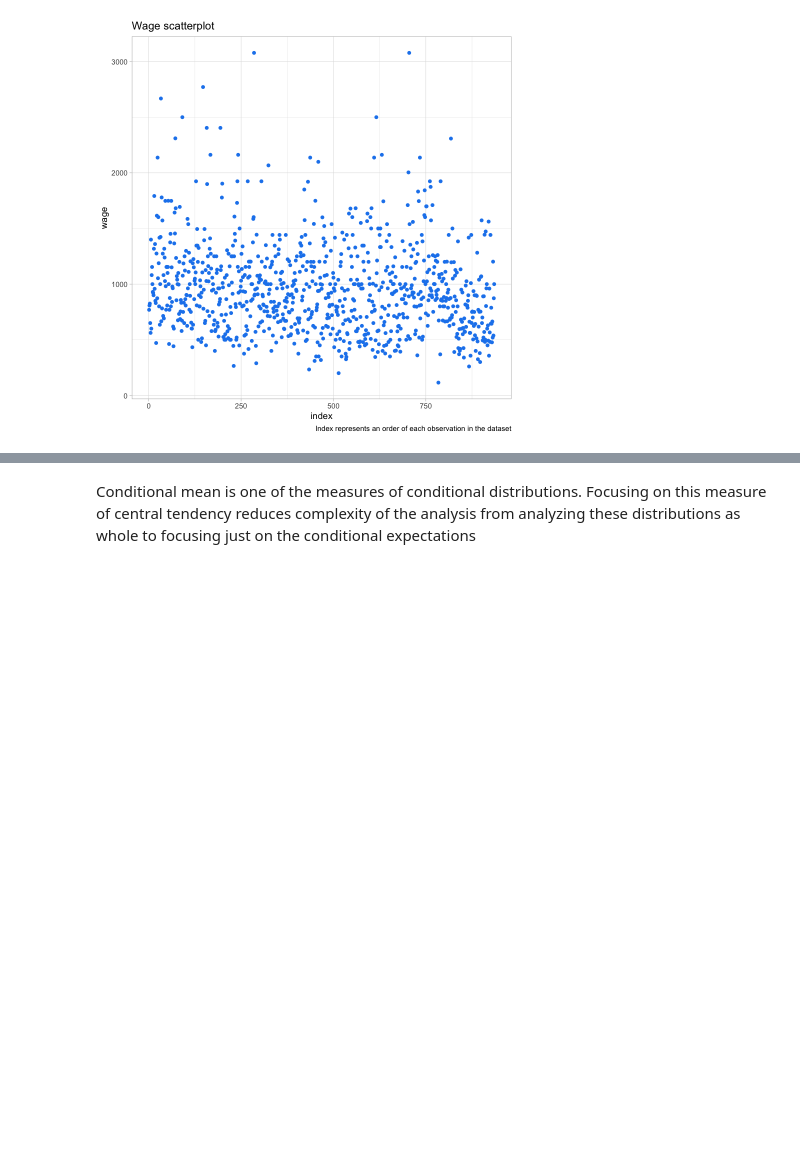
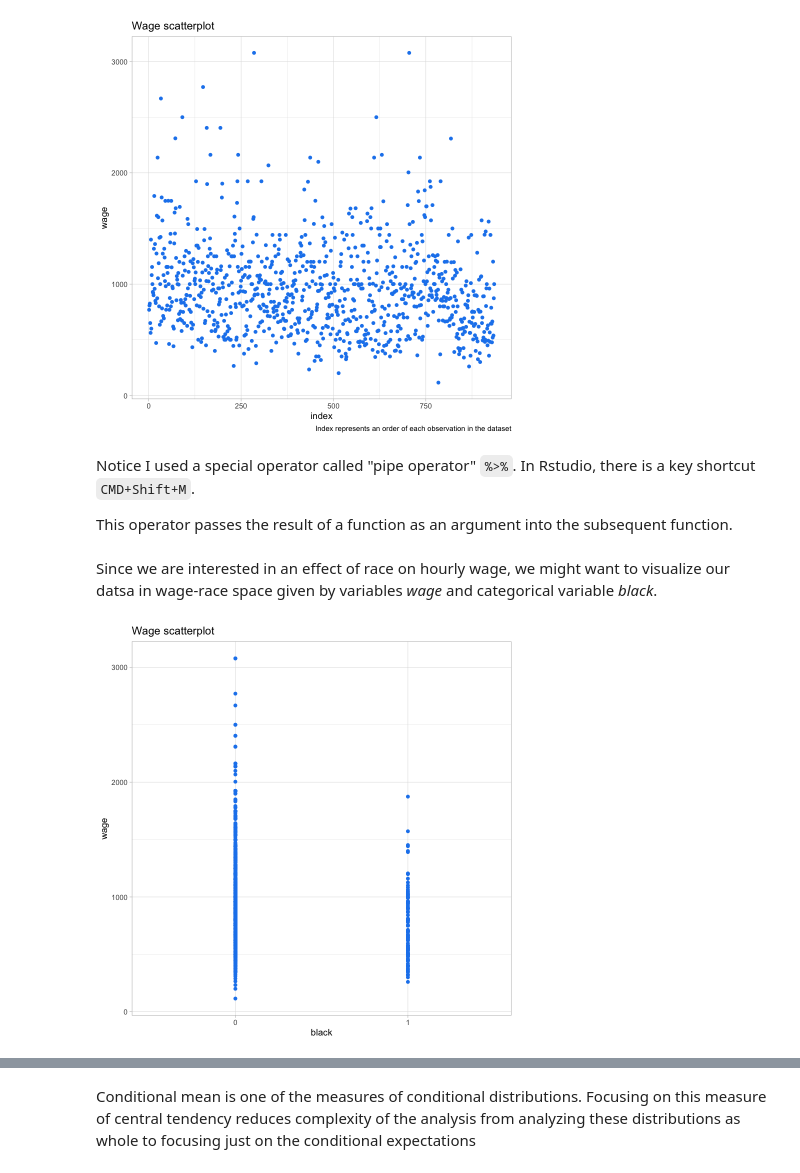
Before and after one commit to KavrikDominik/4EK621, a Jupyter notebook: week_1/week_1.ipynb, the cells around one changed output, grey strips where cells are left out. Saved outputs shown, nothing was run; the diff lists cells and outputs as text; code cells hidden in the pictures; blank space fills up the shorter version.

```diff
--- a/week_1/week_1.ipynb
+++ b/week_1/week_1.ipynb
@@ -20,3 +44,18 @@ labs(title = "Wage scatterplot", caption = "Index represents an order of each ob
 theme_light()
 # %% [output]
 [figure]
+# %% [markdown]
+Notice I used a special operator called "pipe operator" `%>%`. In Rstudio, there is a key shortcut `CMD+Shift+M`.
+
+This operator passes the result of a function as an argument into the subsequent function.
+# %% [markdown]
+Since we are interested in an effect of race on hourly wage, we might want to visualize our datsa in wage-race space given by variables *wage* and categorical variable *black*.
+# %%
+data %>%
+ggplot(aes(y = wage, x = factor(black))) + # notice I used factor to ensure that variable black is not treated as double.
+geom_point(colour = 'dodgerblue2') +
+labs(title = "Wage scatterplot",
+     x = "black") +
+theme_light()
+# %% [output]
+[figure, added]
```
Also changed, not shown: parts of 27 cells of this notebook, 1 other file.
